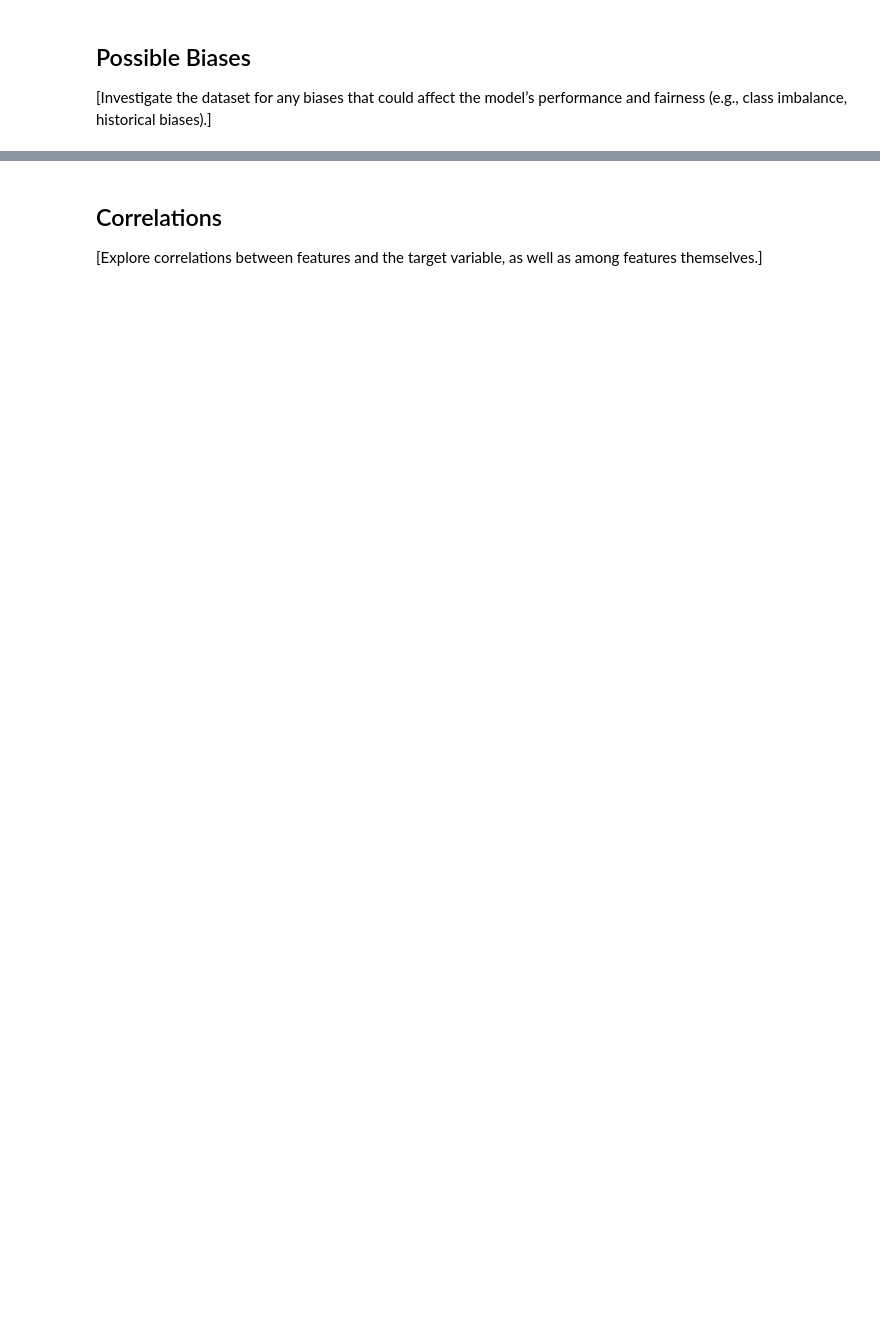
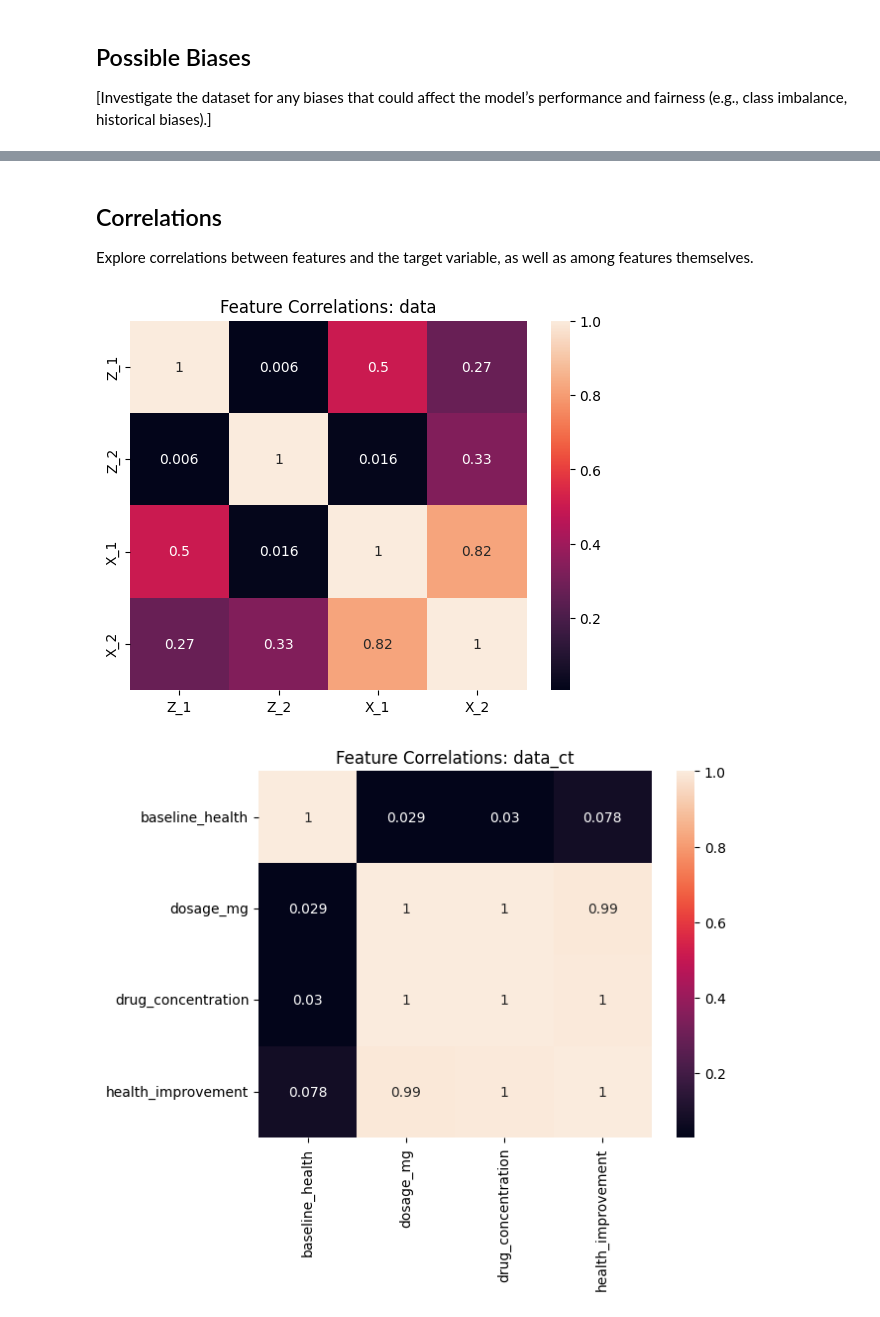
Before and after one commit to irisyyl/Casual_Inference_causal_direction_iv, a Jupyter notebook: 1_DatasetCharacteristics/exploratory_data_analysis.ipynb, the cells around one changed output, grey strips where cells are left out. Saved outputs shown, nothing was run; the diff lists cells and outputs as text; code cells hidden in the pictures; blank space fills up the shorter version.

```diff
--- a/1_DatasetCharacteristics/exploratory_data_analysis.ipynb
+++ b/1_DatasetCharacteristics/exploratory_data_analysis.ipynb
@@ -95,9 +215,14 @@ plt.show()
 # %% [markdown]
 ## Correlations
 
-[Explore correlations between features and the target variable, as well as among features themselves.]
+Explore correlations between features and the target variable, as well as among features themselves.
 # %%
-# Example: Plotting a heatmap to show feature correlations
-correlation_matrix = df.corr()
-sns.heatmap(correlation_matrix, annot=True)
-plt.show()
+# Plotting heatmaps to show feature correlations
+for name, df in datasets.items():
+    correlation_matrix = df.corr()
+    sns.heatmap(correlation_matrix, annot=True)
+    plt.title(f"Feature Correlations: {name}")
+    plt.show()
+# %% [output]
+[figure, added]
+[figure, added]
```
Also changed, not shown: parts of 17 cells of this notebook, 4 other files.
